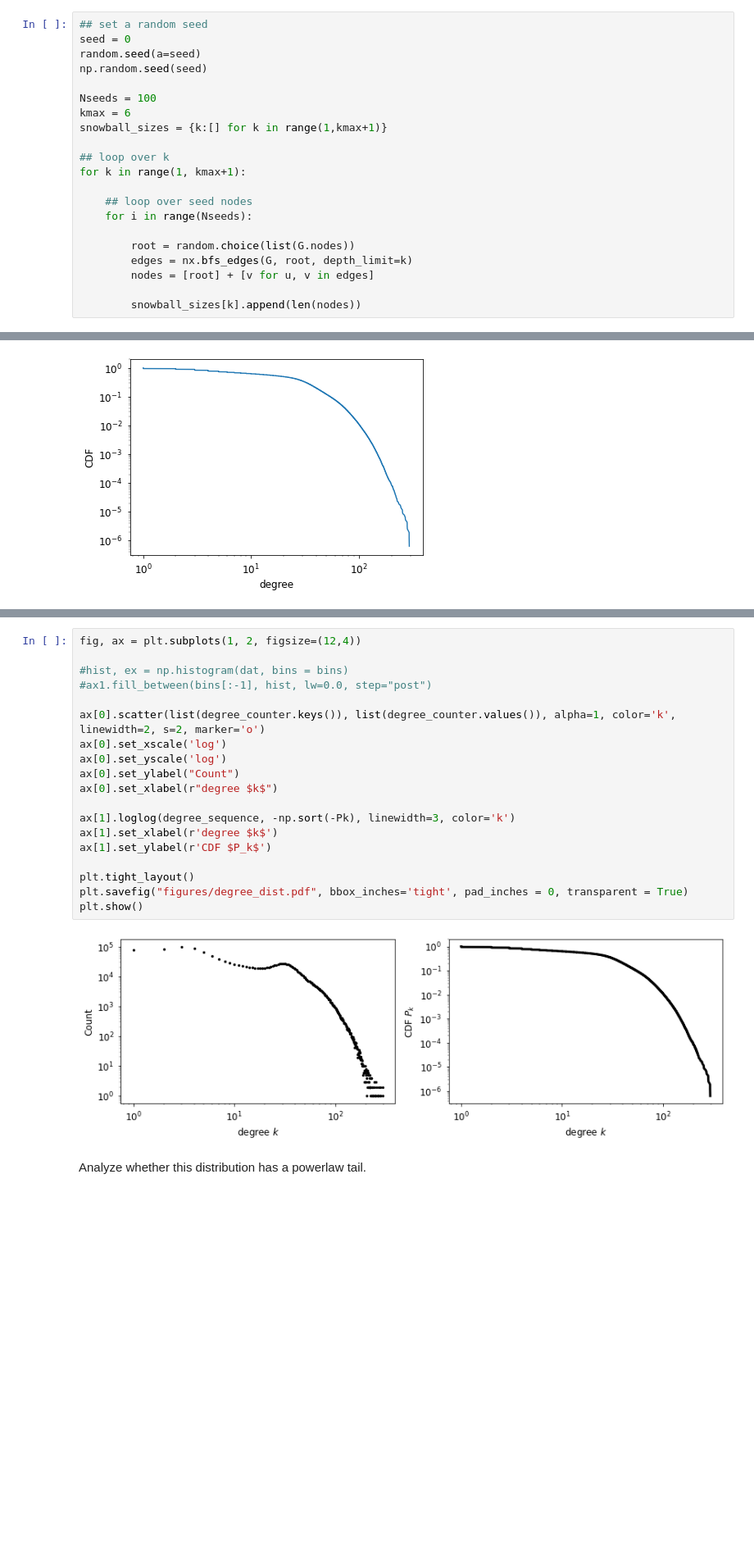
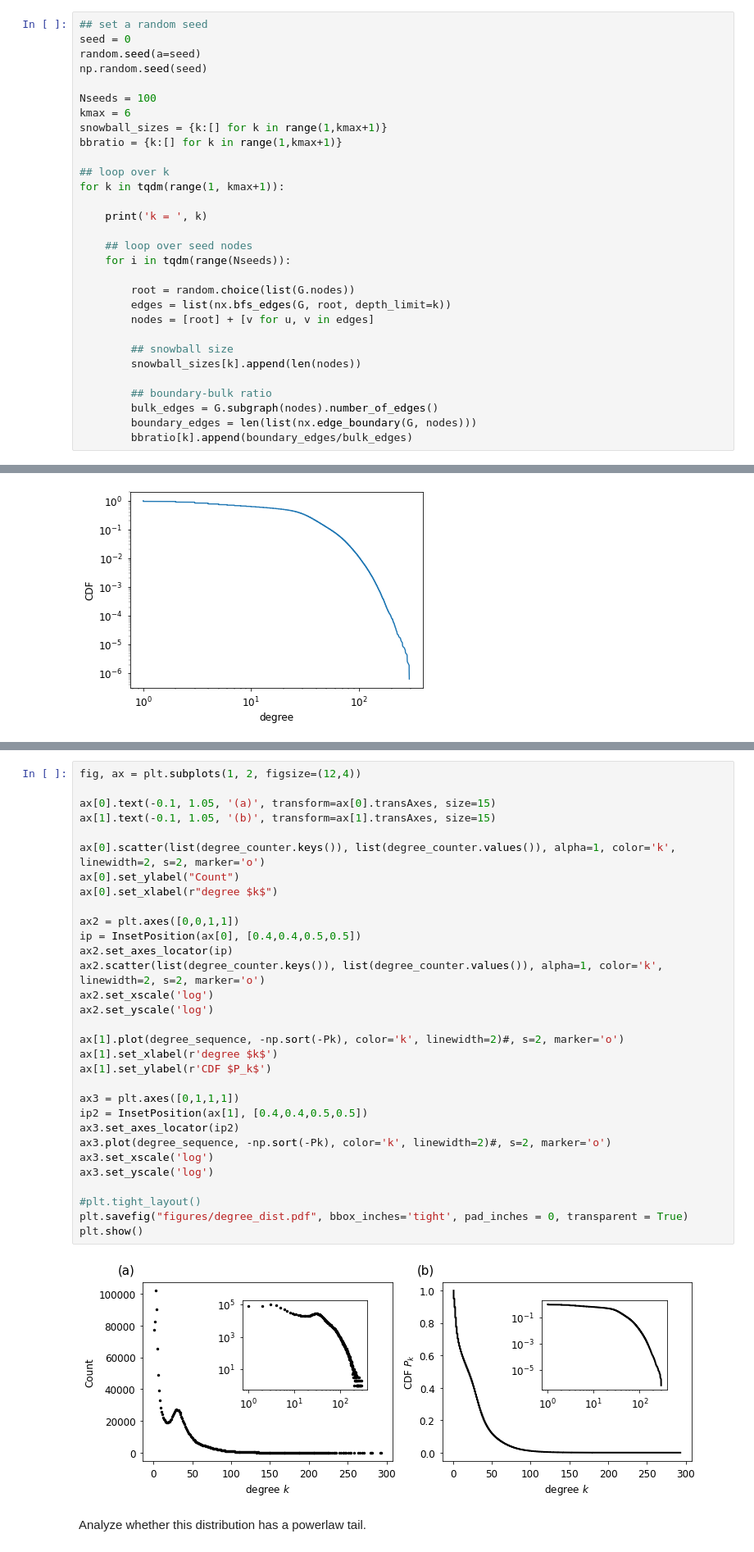
Before and after one commit to RANDCorporation/dgmnet, a Jupyter notebook: NDSSL Data Processing Notebook.ipynb, the cells around one changed output, grey strips where cells are left out. Shown at 82% size. Saved outputs shown, nothing was run; the diff lists cells and outputs as text; blank space fills up the shorter version.

```diff
--- a/NDSSL Data Processing Notebook.ipynb
+++ b/NDSSL Data Processing Notebook.ipynb
@@ -527,15 +531,24 @@ np.random.seed(seed)
 Nseeds = 100
 kmax = 6
 snowball_sizes = {k:[] for k in range(1,kmax+1)}
+bbratio = {k:[] for k in range(1,kmax+1)}
 
 ## loop over k
-for k in range(1, kmax+1):
+for k in tqdm(range(1, kmax+1)):
+
+    print('k = ', k)
 
     ## loop over seed nodes
-    for i in range(Nseeds):
+    for i in tqdm(range(Nseeds)):
 
         root = random.choice(list(G.nodes))
-        edges = nx.bfs_edges(G, root, depth_limit=k)
+        edges = list(nx.bfs_edges(G, root, depth_limit=k))
         nodes = [root] + [v for u, v in edges]
 
+        ## snowball size
         snowball_sizes[k].append(len(nodes))
+
+        ## boundary-bulk ratio
+        bulk_edges = G.subgraph(nodes).number_of_edges()
+        boundary_edges = len(list(nx.edge_boundary(G, nodes)))
+        bbratio[k].append(boundary_edges/bulk_edges)
@@ -781,24 +835,36 @@ plt.show()
 # %%
 fig, ax = plt.subplots(1, 2, figsize=(12,4))
 
-#hist, ex = np.histogram(dat, bins = bins)
-#ax1.fill_between(bins[:-1], hist, lw=0.0, step="post")
+ax[0].text(-0.1, 1.05, '(a)', transform=ax[0].transAxes, size=15)
+ax[1].text(-0.1, 1.05, '(b)', transform=ax[1].transAxes, size=15)
 
 ax[0].scatter(list(degree_counter.keys()), list(degree_counter.values()), alpha=1, color='k', linewidth=2, s=2, marker='o')
-ax[0].set_xscale('log')
-ax[0].set_yscale('log')
 ax[0].set_ylabel("Count")
 ax[0].set_xlabel(r"degree $k$")
 
-ax[1].loglog(degree_sequence, -np.sort(-Pk), linewidth=3, color='k')
+ax2 = plt.axes([0,0,1,1])
+ip = InsetPosition(ax[0], [0.4,0.4,0.5,0.5])
+ax2.set_axes_locator(ip)
+ax2.scatter(list(degree_counter.keys()), list(degree_counter.values()), alpha=1, color='k', linewidth=2, s=2, marker='o')
+ax2.set_xscale('log')
+ax2.set_yscale('log')
+
+ax[1].plot(degree_sequence, -np.sort(-Pk), color='k', linewidth=2)#, s=2, marker='o')
 ax[1].set_xlabel(r'degree $k$')
 ax[1].set_ylabel(r'CDF $P_k$')
 
-plt.tight_layout()
+ax3 = plt.axes([0,1,1,1])
+ip2 = InsetPosition(ax[1], [0.4,0.4,0.5,0.5])
+ax3.set_axes_locator(ip2)
+ax3.plot(degree_sequence, -np.sort(-Pk), color='k', linewidth=2)#, s=2, marker='o')
+ax3.set_xscale('log')
+ax3.set_yscale('log')
+
+#plt.tight_layout()
 plt.savefig("figures/degree_dist.pdf", bbox_inches='tight', pad_inches = 0, transparent = True)
 plt.show()
 # %% [output]
-[figure, old version]
+[figure, new version]
 # %% [markdown]
 Analyze whether this distribution has a powerlaw tail.
 # %%
```
Also changed, not shown: parts of 9 cells of this notebook, 2 other files.
